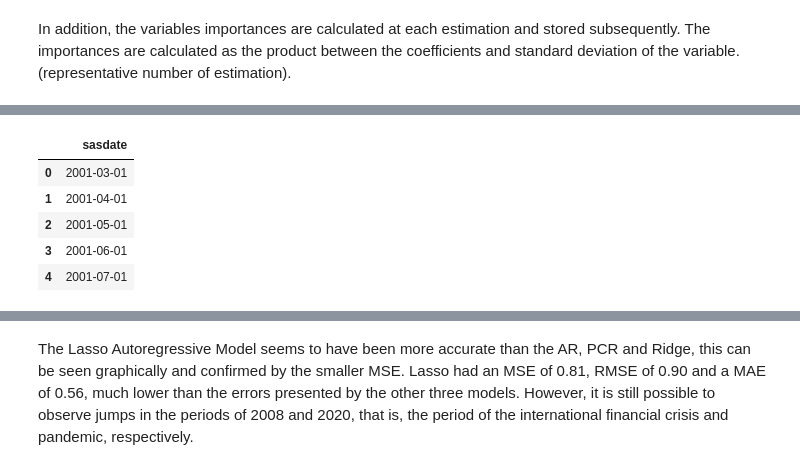
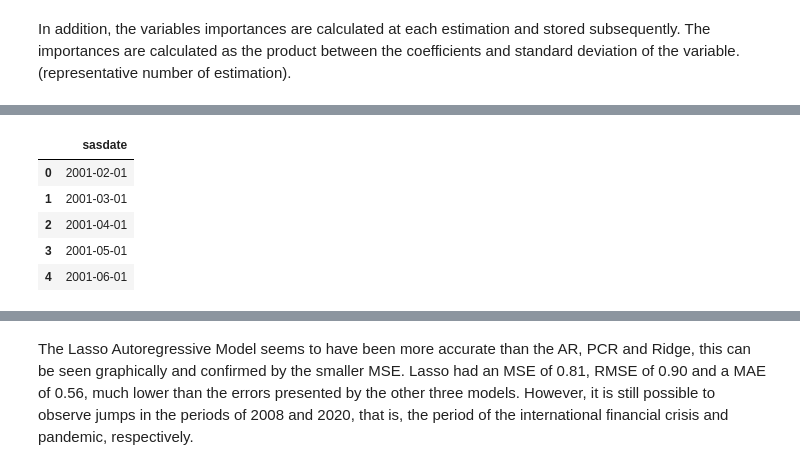
Before and after one commit to caiobaptistaa/Econometria-4_PUC-Rio, a Jupyter notebook: Trabalho_1_Quest_2_LASSO_AR.ipynb, the cells around one changed output, grey strips where cells are left out. Saved outputs shown, nothing was run; the diff lists cells and outputs as text; code cells hidden in the pictures.

```diff
--- a/Trabalho_1_Quest_2_LASSO_AR.ipynb
+++ b/Trabalho_1_Quest_2_LASSO_AR.ipynb
@@ -65,7 +65,7 @@ data.shape
 # %% [markdown]
 CPI series has already been differentiated.
 # %%
-data = data.drop([0])
+data = data.drop([758])
 # %%
 data.head()
 # %% [output]
@@ -300,14 +301,14 @@ len(predictions), len(observed), len(test), len(X)
 # %%
-date = date[504: len(date)]
+date = date[503: len(date)]
 date = date.reset_index(drop= True)
 date.head()
 # %% [output]
 |  | sasdate |
-| 0 | 2001-03-01 |
-| 1 | 2001-04-01 |
-| 2 | 2001-05-01 |
-| 3 | 2001-06-01 |
-| 4 | 2001-07-01 |
+| 0 | 2001-02-01 |
+| 1 | 2001-03-01 |
+| 2 | 2001-04-01 |
+| 3 | 2001-05-01 |
+| 4 | 2001-06-01 |
 # %%
 pred_df = pd.DataFrame(predictions)
 observed_df = pd.DataFrame(observed)
```
Also changed, not shown: parts of 37 cells of this notebook.
